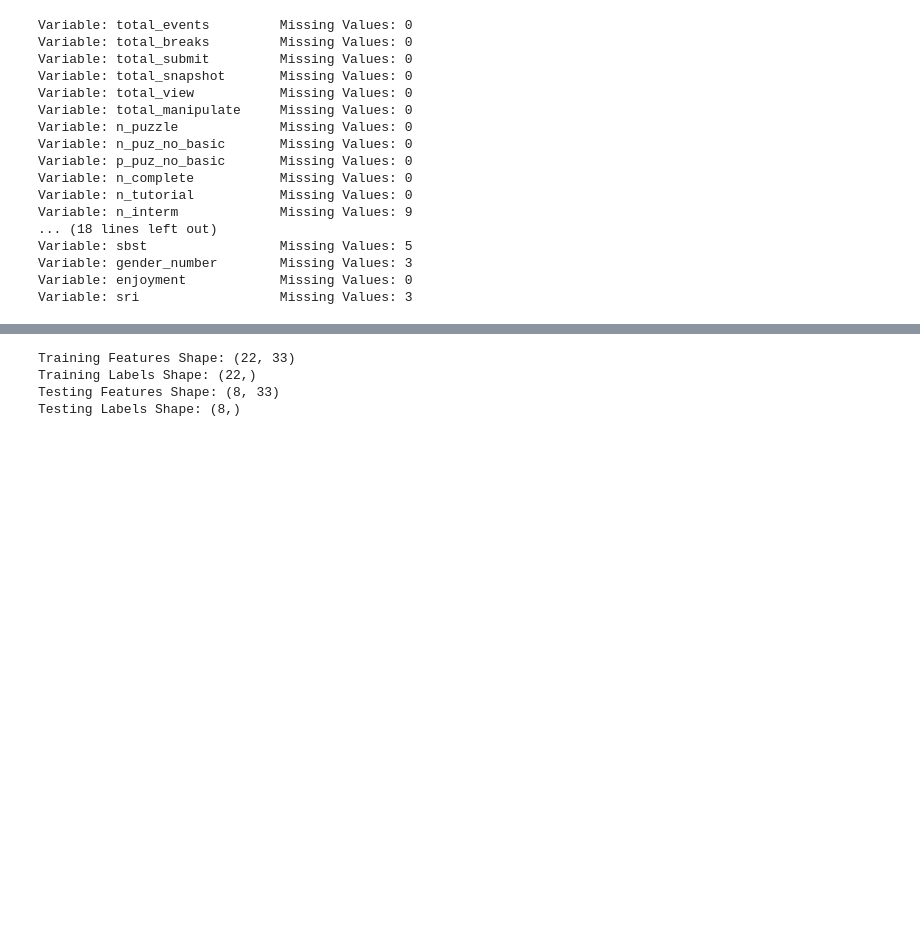
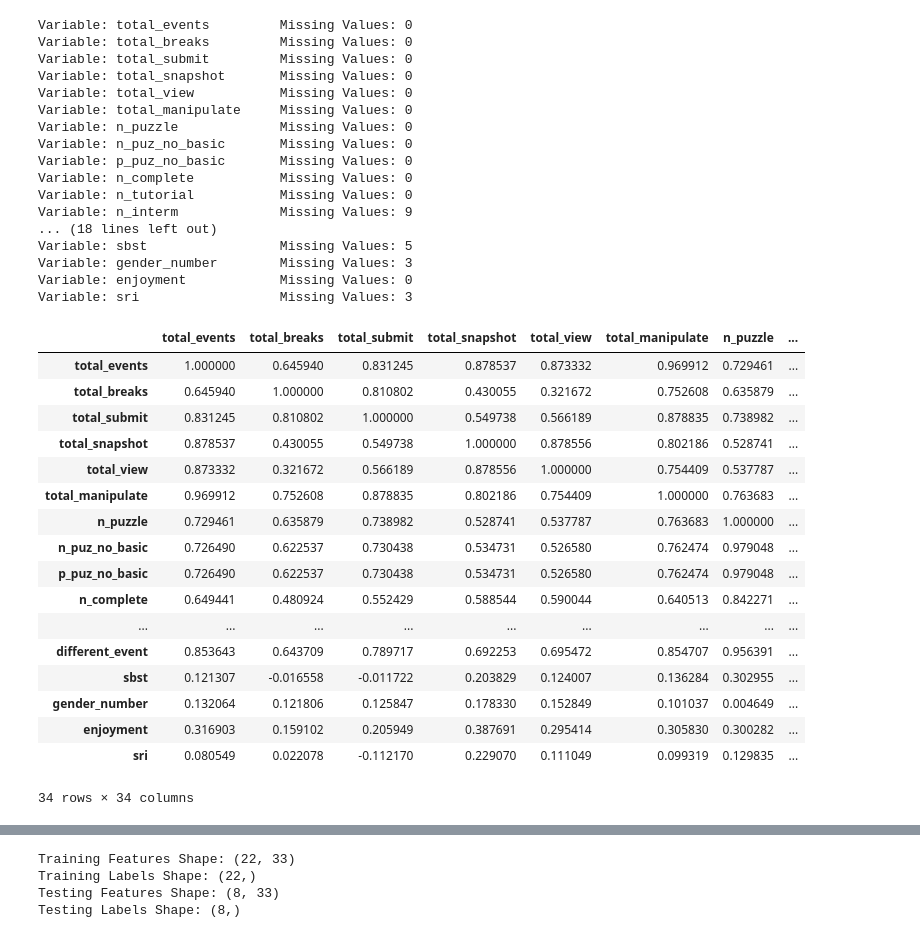
Before and after one commit to Complex-Play-Lab/ShadowspectRandomForest, a Jupyter notebook: main.ipynb, the cells around one changed output, grey strips where cells are left out. Cells and saved outputs as stored; diff of their text form; code cells hidden in the pictures; blank space fills up the shorter version.

```diff
--- a/main.ipynb
+++ b/main.ipynb
@@ -127,3 +156,27 @@ Variable: sbst                 Missing Values: 5
 Variable: gender_number        Missing Values: 3
 Variable: enjoyment            Missing Values: 0
 Variable: sri                  Missing Values: 3
+# %%
+# Correlation analysis
+corr = data[cols].corr()
+corr.to_csv("output/corr.csv", sep="\t")
+display(corr)
+# %% [output]
+|  | total_events | total_breaks | total_submit | total_snapshot | total_view | total_manipulate | n_puzzle | ... |
+| total_events | 1.000000 | 0.645940 | 0.831245 | 0.878537 | 0.873332 | 0.969912 | 0.729461 | ... |
+| total_breaks | 0.645940 | 1.000000 | 0.810802 | 0.430055 | 0.321672 | 0.752608 | 0.635879 | ... |
+| total_submit | 0.831245 | 0.810802 | 1.000000 | 0.549738 | 0.566189 | 0.878835 | 0.738982 | ... |
+| total_snapshot | 0.878537 | 0.430055 | 0.549738 | 1.000000 | 0.878556 | 0.802186 | 0.528741 | ... |
+| total_view | 0.873332 | 0.321672 | 0.566189 | 0.878556 | 1.000000 | 0.754409 | 0.537787 | ... |
+| total_manipulate | 0.969912 | 0.752608 | 0.878835 | 0.802186 | 0.754409 | 1.000000 | 0.763683 | ... |
+| n_puzzle | 0.729461 | 0.635879 | 0.738982 | 0.528741 | 0.537787 | 0.763683 | 1.000000 | ... |
+| n_puz_no_basic | 0.726490 | 0.622537 | 0.730438 | 0.534731 | 0.526580 | 0.762474 | 0.979048 | ... |
+| p_puz_no_basic | 0.726490 | 0.622537 | 0.730438 | 0.534731 | 0.526580 | 0.762474 | 0.979048 | ... |
+| n_complete | 0.649441 | 0.480924 | 0.552429 | 0.588544 | 0.590044 | 0.640513 | 0.842271 | ... |
+| ... | ... | ... | ... | ... | ... | ... | ... | ... |
+| different_event | 0.853643 | 0.643709 | 0.789717 | 0.692253 | 0.695472 | 0.854707 | 0.956391 | ... |
+| sbst | 0.121307 | -0.016558 | -0.011722 | 0.203829 | 0.124007 | 0.136284 | 0.302955 | ... |
+| gender_number | 0.132064 | 0.121806 | 0.125847 | 0.178330 | 0.152849 | 0.101037 | 0.004649 | ... |
+| enjoyment | 0.316903 | 0.159102 | 0.205949 | 0.387691 | 0.295414 | 0.305830 | 0.300282 | ... |
+| sri | 0.080549 | 0.022078 | -0.112170 | 0.229070 | 0.111049 | 0.099319 | 0.129835 | ... |
+34 rows × 34 columns
```
Also changed, not shown: parts of 10 cells of this notebook.
